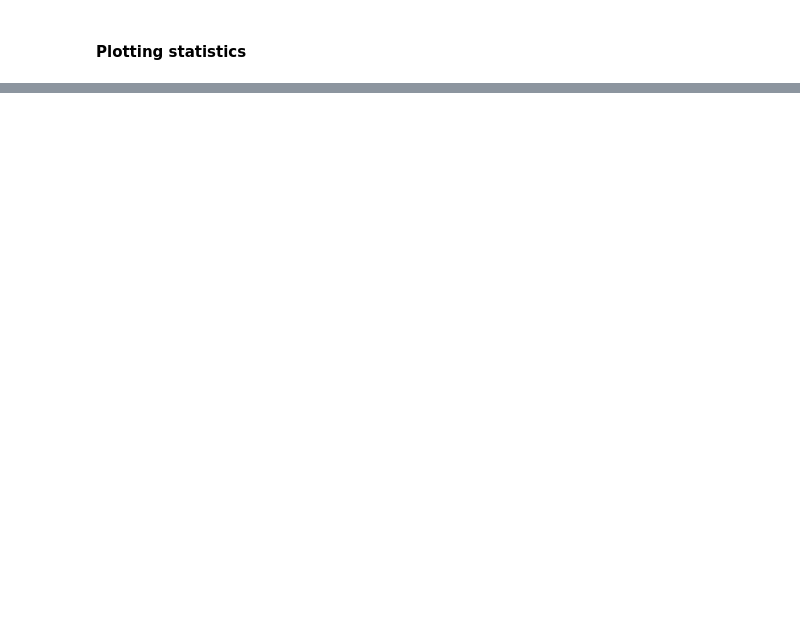
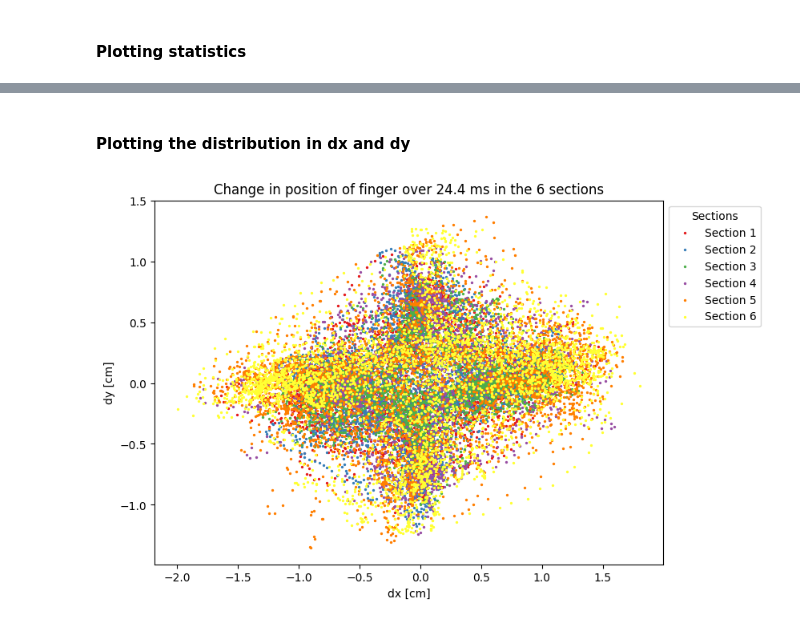
Before and after one commit to malanmyri/Master_project, a Jupyter notebook: data/Data_analysis.ipynb, the cells around one changed output, grey strips where cells are left out. Saved outputs shown, nothing was run; the diff lists cells and outputs as text; code cells hidden in the pictures; blank space fills up the shorter version.

```diff
--- a/data/Data_analysis.ipynb
+++ b/data/Data_analysis.ipynb
@@ -55,0 +199,21 @@ plt.show()
+# %% [markdown]
+#### Plotting the distribution in dx and dy
+# %%
+palette = sns.color_palette("Set1")
+fig, ax = plt.subplots(figsize=(10, 10))
+
+# Map each section to a color from the Set1 palette
+ax.scatter(training_data_all[training_data_all.section == "section_1"].dx, training_data_all[training_data_all.section == "section_1"].dy, label="Section 1", s=2, c=palette[0])
+ax.scatter(training_data_all[training_data_all.section == "section_2"].dx, training_data_all[training_data_all.section == "section_2"].dy, label="Section 2", s=2, c=palette[1])
+ax.scatter(training_data_all[training_data_all.section == "section_3"].dx, training_data_all[training_data_all.section == "section_3"].dy, label="Section 3", s=2, c=palette[2])
+ax.scatter(training_data_all[training_data_all.section == "section_4"].dx, training_data_all[training_data_all.section == "section_4"].dy, label="Section 4", s=2, c=palette[3])
+ax.scatter(training_data_all[training_data_all.section == "section_5"].dx, training_data_all[training_data_all.section == "section_5"].dy, label="Section 5", s=2, c=palette[4])
+ax.scatter(training_data_all[training_data_all.section == "section_6"].dx, training_data_all[training_data_all.section == "section_6"].dy, label="Section 6", s=2, c=palette[5])
+ax.set_aspect('equal')
+ax.set_xlabel("dx [cm]")
+ax.set_ylabel("dy [cm]")
+ax.legend(loc='upper left', bbox_to_anchor=(1, 1), title="Sections")
+ax.set_title("Change in position of finger over 24.4 ms in the 6 sections")
+fig.tight_layout(rect=[0,0,0.85,1])
+# %% [output]
+[figure, added]
```
Also changed, not shown: parts of 20 cells of this notebook, 3 other files.
